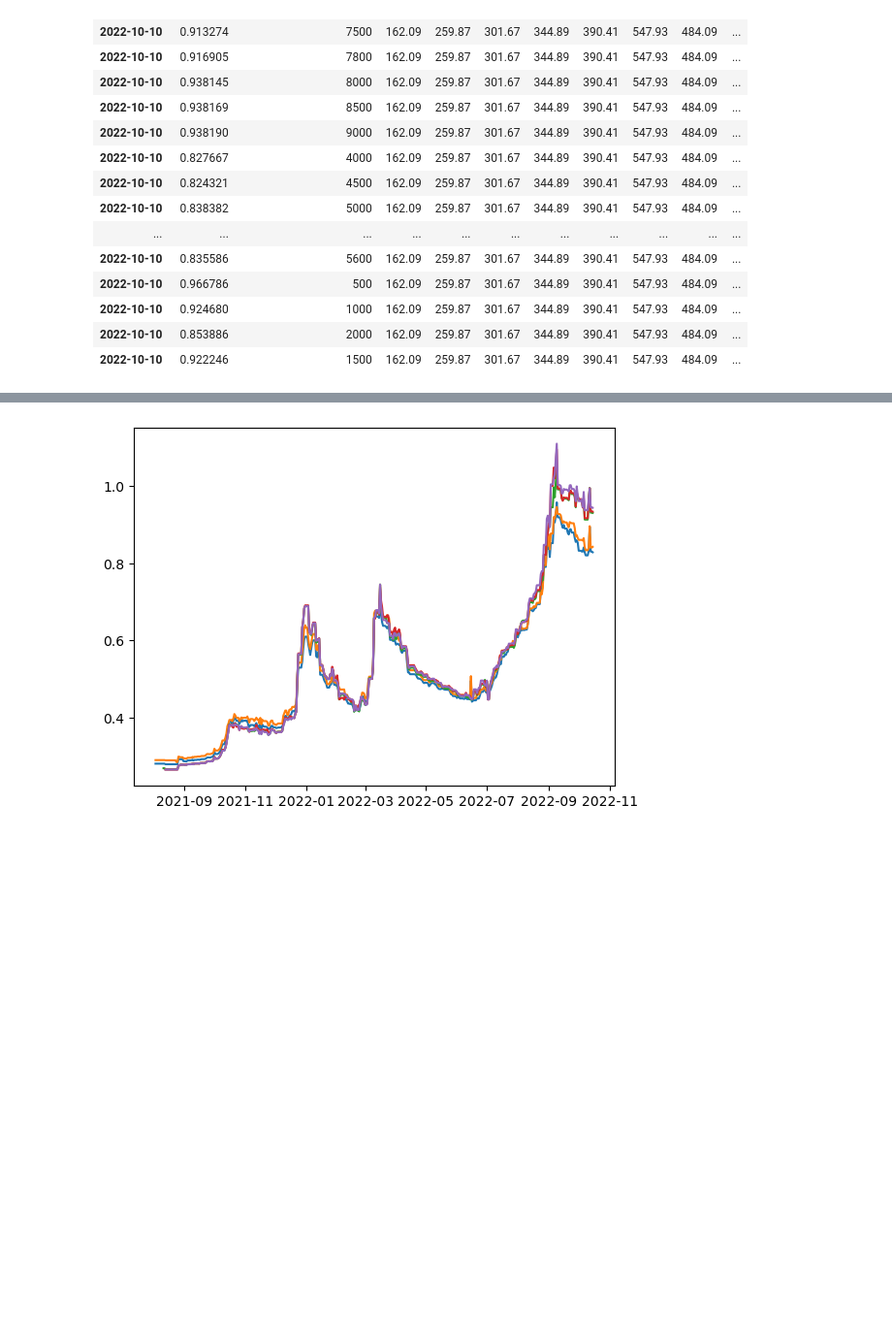
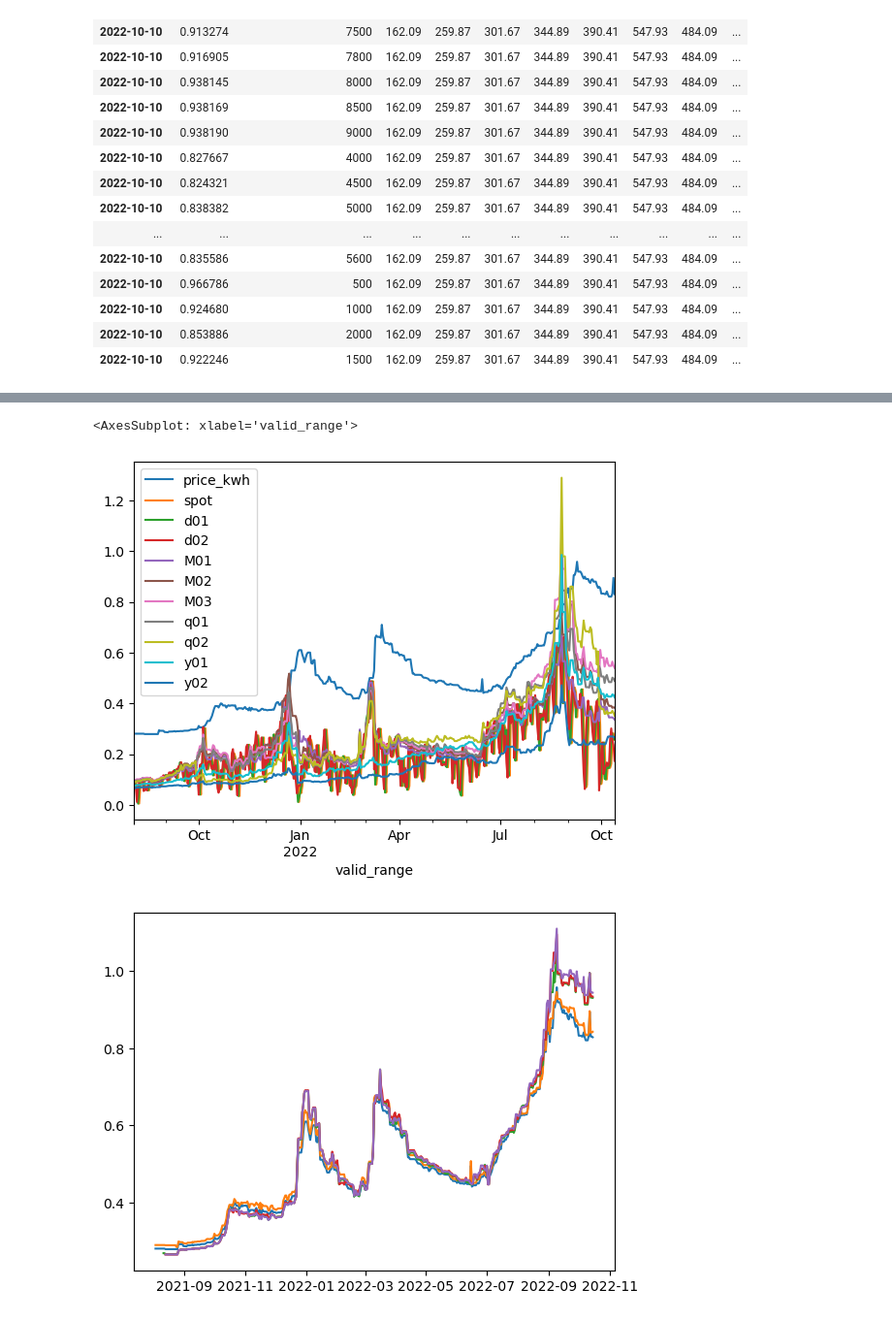
Before and after one commit to michael-fuest/DAiA-EON, a Jupyter notebook: neuralnetwork_testing.ipynb, the cells around one changed output, grey strips where cells are left out. Shown: that part at 97% size. Cells and saved outputs as stored; diff of their text form; code cells hidden in the pictures; blank space fills up the shorter version.

```diff
--- a/neuralnetwork_testing.ipynb
+++ b/neuralnetwork_testing.ipynb
@@ -101,0 +100,4 @@ df = queryRangePostCode(household, "81737")
+# %%
+df = queryRangePostCode(household, 3500, "81737")
+input = df.join(market[["spot", "d01", "d02", "M01", "M02", "M03", "q01", "q02", "y01", "y02"]]/1000)
+input.drop(["2022-10-14", "2022-10-15"], inplace=True)
@@ -102,3 +121,8 @@ df = queryRangePostCode(household, "81737")
+# %%
+input.plot()
+# %% [output]
+<AxesSubplot: xlabel='valid_range'>
+[figure, added]
 # %%
 dfs = [(x, queryRangePostCode(household, x, "81737")) for x in consRanges[0:5]]
 for _, df in dfs:
```
Also changed, not shown: parts of 2 cells of this notebook.
